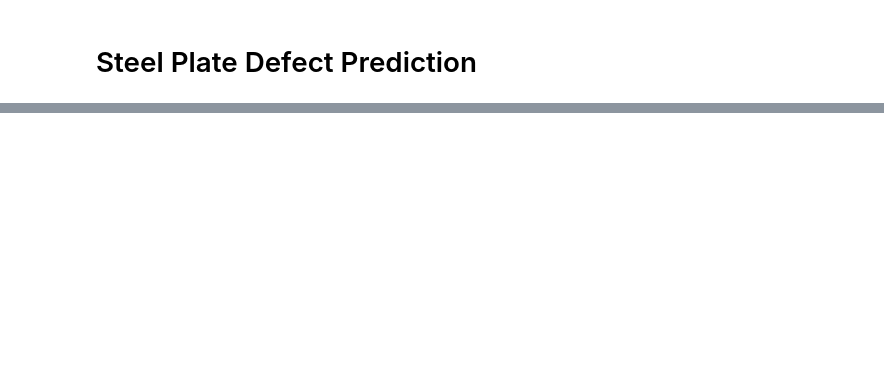
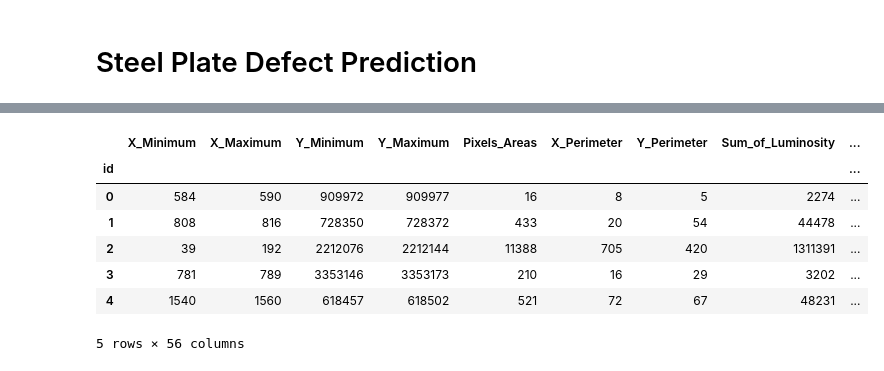
Before and after one commit to RuiFSP/Kaggle, a Jupyter notebook: Playground_Series_S4/3-Steel_Plate_Defect_Prediction/steel_plate_defect_prediction_baseline.ipynb, the cells around one changed output, grey strips where cells are left out. Saved outputs shown, nothing was run; the diff lists cells and outputs as text; code cells hidden in the pictures; blank space fills up the shorter version.

```diff
--- a/Playground_Series_S4/3-Steel_Plate_Defect_Prediction/steel_plate_defect_prediction_baseline.ipynb
+++ b/Playground_Series_S4/3-Steel_Plate_Defect_Prediction/steel_plate_defect_prediction_baseline.ipynb
@@ -38,0 +96,71 @@ y = train[target_columns]
+# %%
+class Preprocess:
+
+    def fit(self, X, y=None):
+        return
+
+    def fit_transform(self, X):
+        epsilon = 1e-6
+
+        # Location Features
+        X['X_Distance'] = X['X_Maximum'] - X['X_Minimum']
+        X['Y_Distance'] = X['Y_Maximum'] - X['Y_Minimum']
+
+        # Density Feature
+        X['Density'] = X['Pixels_Areas'] / (X['X_Perimeter'] + X['Y_Perimeter'])
+
+        # Relative Perimeter Feature
+        X['Relative_Perimeter'] = X['X_Perimeter'] / (X['X_Perimeter'] + X['Y_Perimeter'] + epsilon)
+
+        # Circularity Feature
+        X['Circularity'] = X['Pixels_Areas'] / (X['X_Perimeter'] ** 2)
+
+        # Symmetry Index Feature
+        X['Symmetry_Index'] = np.abs(X['X_Distance'] - X['Y_Distance']) / (X['X_Distance'] + X['Y_Distance'] + epsilon)
+
+        # Color Contrast Feature
+        X['Color_Contrast'] = X['Maximum_of_Luminosity'] - X['Minimum_of_Luminosity']
+
+        # Combined Geometric Index Feature
+        X['Combined_Geometric_Index'] = X['Edges_Index'] * X['Square_Index']
+
+        # Interaction Term Feature
+        X['X_Distance*Pixels_Areas'] = X['X_Distance'] * X['Pixels_Areas']
+
+        # Additional Features
+        X['sin_orientation'] = np.sin(X['Orientation_Index'])
+        X['Edges_Index2'] = np.exp(X['Edges_Index'] + epsilon)
+        X['X_Maximum2'] = np.sin(X['X_Maximum'])
+        X['Y_Minimum2'] = np.sin(X['Y_Minimum'])
+        X['Aspect_Ratio_Pixels'] = np.where(X['Y_Perimeter'] == 0, 0, X['X_Perimeter'] / X['Y_Perimeter'])
+        X['Aspect_Ratio'] = np.where(X['Y_Distance'] == 0, 0, X['X_Distance'] / X['Y_Distance'])
+
+        # Average Luminosity Feature
+        X['Average_Luminosity'] = (X['Sum_of_Luminosity'] + X['Minimum_of_Luminosity']) / 2
+
+        # Normalized Steel Thickness Feature
+        X['Normalized_Steel_Thickness'] = (X['Steel_Plate_Thickness'] - X['Steel_Plate_Thickness'].min()) / (X['Steel_Plate_Thickness'].max() - X['Steel_Plate_Thickness'].min())
+
+        # Logarithmic Features
+        X['Log_Perimeter'] = np.log(X['X_Perimeter'] + X['Y_Perimeter'] + epsilon)
+        X['Log_Luminosity'] = np.log(X['Sum_of_Luminosity'] + epsilon)
+        X['Log_Aspect_Ratio'] = np.log(X['Aspect_Ratio'] ** 2 + epsilon)
+
+        # Statistical Features
+        X['Combined_Index'] = X['Orientation_Index'] * X['Luminosity_Index']
+        X['Sigmoid_Areas'] = 1 / (1 + np.exp(-X['LogOfAreas'] + epsilon))
+
+        return X
+
+train = Preprocess().fit_transform(train)
+df_org = Preprocess().fit_transform(df_org)
+train.head()
+# %% [output]
+|  | X_Minimum | X_Maximum | Y_Minimum | Y_Maximum | Pixels_Areas | X_Perimeter | Y_Perimeter | Sum_of_Luminosity | ... |
+| id |  |  |  |  |  |  |  |  | ... |
+| 0 | 584 | 590 | 909972 | 909977 | 16 | 8 | 5 | 2274 | ... |
+| 1 | 808 | 816 | 728350 | 728372 | 433 | 20 | 54 | 44478 | ... |
+| 2 | 39 | 192 | 2212076 | 2212144 | 11388 | 705 | 420 | 1311391 | ... |
+| 3 | 781 | 789 | 3353146 | 3353173 | 210 | 16 | 29 | 3202 | ... |
+| 4 | 1540 | 1560 | 618457 | 618502 | 521 | 72 | 67 | 48231 | ... |
+5 rows × 56 columns
```
Also changed, not shown: parts of 26 cells of this notebook.
